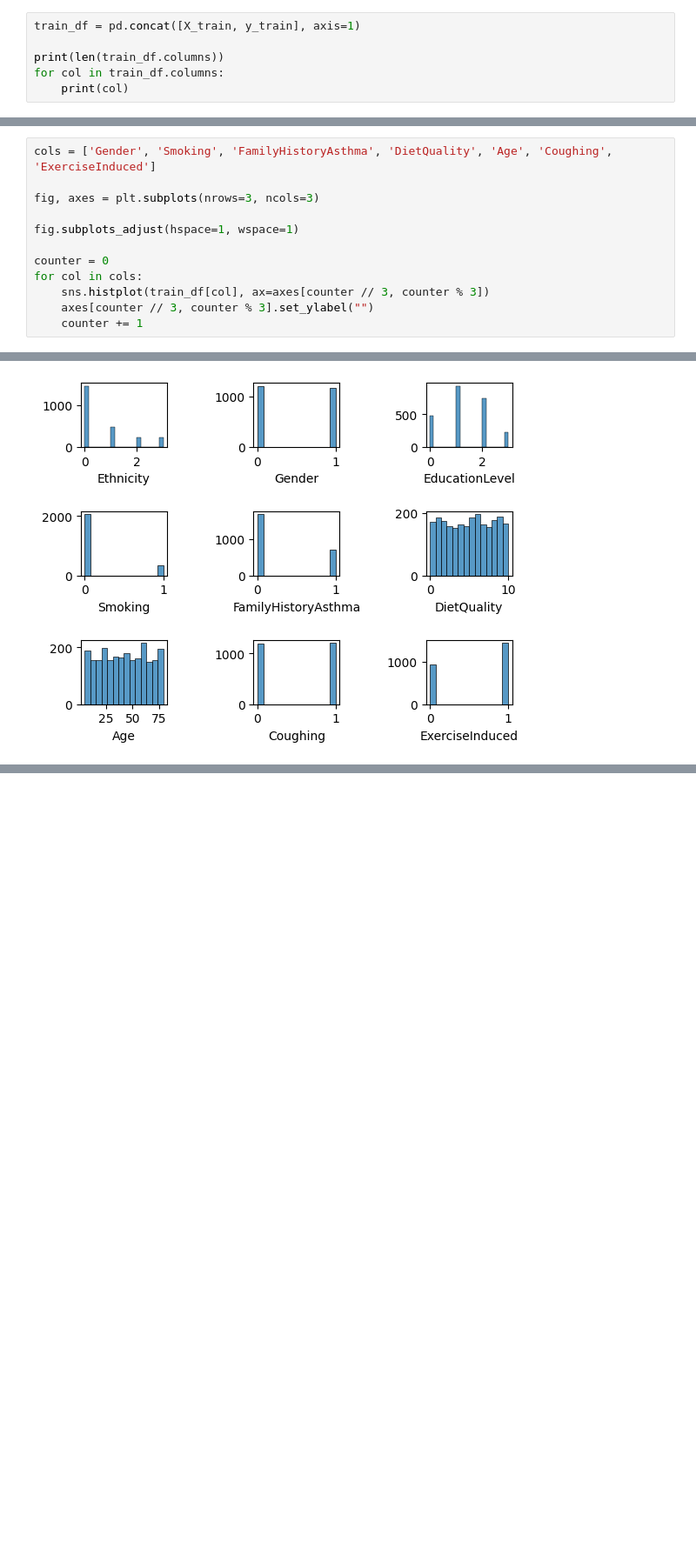
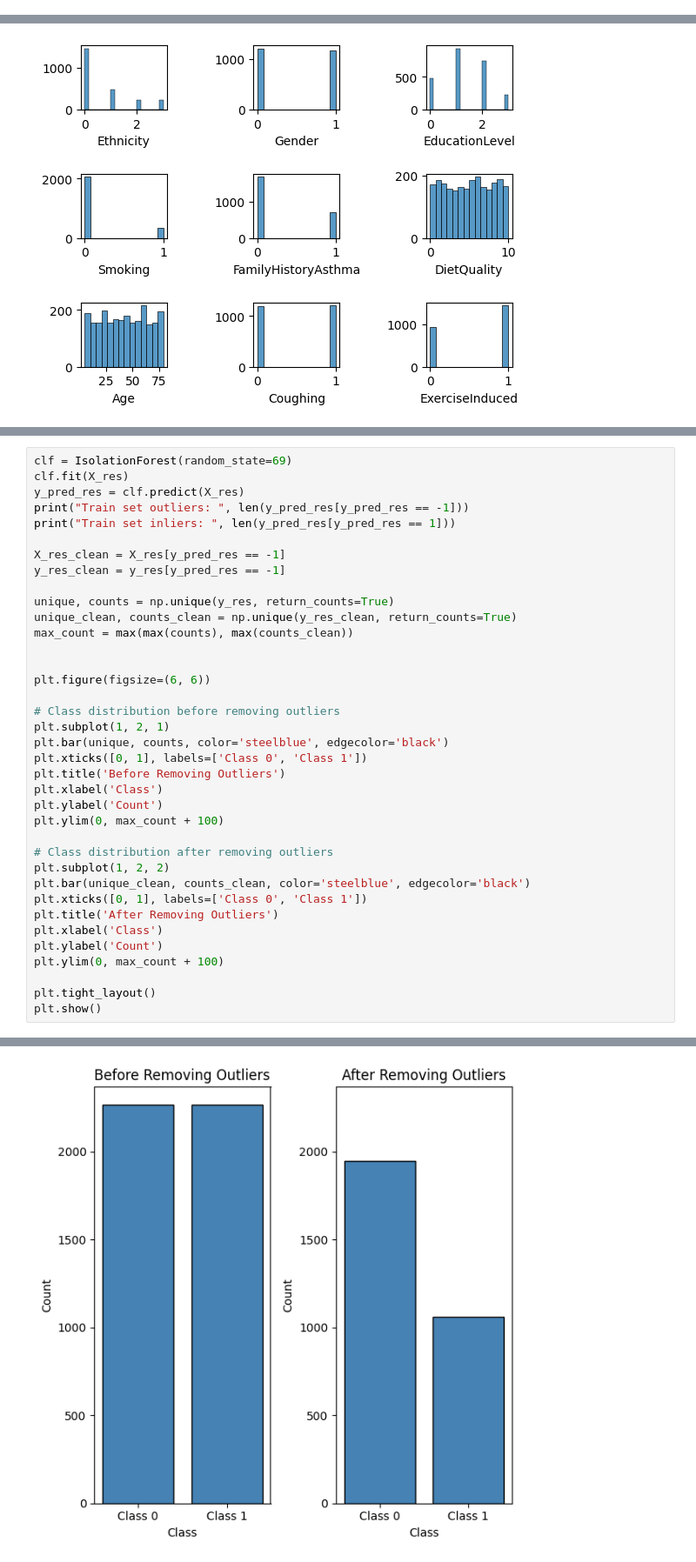
Before and after one commit to rcht/asthma-detection-ml, a Jupyter notebook: main.ipynb, the cells around one changed output, grey strips where cells are left out. Shown: that part at 87% size. Saved outputs shown, nothing was run; the diff lists cells and outputs as text; blank space fills up the shorter version.

```diff
--- a/main.ipynb
+++ b/main.ipynb
@@ -249,6 +55,0 @@ plt.legend()
-# %%
-train_df = pd.concat([X_train, y_train], axis=1)
-
-print(len(train_df.columns))
-for col in train_df.columns:
-    print(col)
@@ -305,12 +55,0 @@ for col in cols:
-# %%
-cols = ['Gender', 'Smoking', 'FamilyHistoryAsthma', 'DietQuality', 'Age', 'Coughing', 'ExerciseInduced']
-
-fig, axes = plt.subplots(nrows=3, ncols=3)
-
-fig.subplots_adjust(hspace=1, wspace=1)
-
-counter = 0
-for col in cols:
-    sns.histplot(train_df[col], ax=axes[counter // 3, counter % 3])
-    axes[counter // 3, counter % 3].set_ylabel("")
-    counter += 1
@@ -792,0 +184,38 @@ ROC AUC Score:  0.5231071737251513
+# %%
+clf = IsolationForest(random_state=69)
+clf.fit(X_res)
+y_pred_res = clf.predict(X_res)
+print("Train set outliers: ", len(y_pred_res[y_pred_res == -1]))
+print("Train set inliers: ", len(y_pred_res[y_pred_res == 1]))
+
+X_res_clean = X_res[y_pred_res == -1]
+y_res_clean = y_res[y_pred_res == -1]
+
+unique, counts = np.unique(y_res, return_counts=True)
+unique_clean, counts_clean = np.unique(y_res_clean, return_counts=True)
+max_count = max(max(counts), max(counts_clean))
+
+
+plt.figure(figsize=(6, 6))
+
+# Class distribution before removing outliers
+plt.subplot(1, 2, 1)
+plt.bar(unique, counts, color='steelblue', edgecolor='black')
+plt.xticks([0, 1], labels=['Class 0', 'Class 1'])
+plt.title('Before Removing Outliers')
+plt.xlabel('Class')
+plt.ylabel('Count')
+plt.ylim(0, max_count + 100)
+
+# Class distribution after removing outliers
+plt.subplot(1, 2, 2)
+plt.bar(unique_clean, counts_clean, color='steelblue', edgecolor='black')
+plt.xticks([0, 1], labels=['Class 0', 'Class 1'])
+plt.title('After Removing Outliers')
+plt.xlabel('Class')
+plt.ylabel('Count')
+plt.ylim(0, max_count + 100)
+
+plt.tight_layout()
+plt.show()
+# %% [output]
@@ -792,0 +224 @@ ROC AUC Score:  0.5231071737251513
+[figure, added]
```
Also changed, not shown: parts of 69 cells of this notebook, 14 other files.
